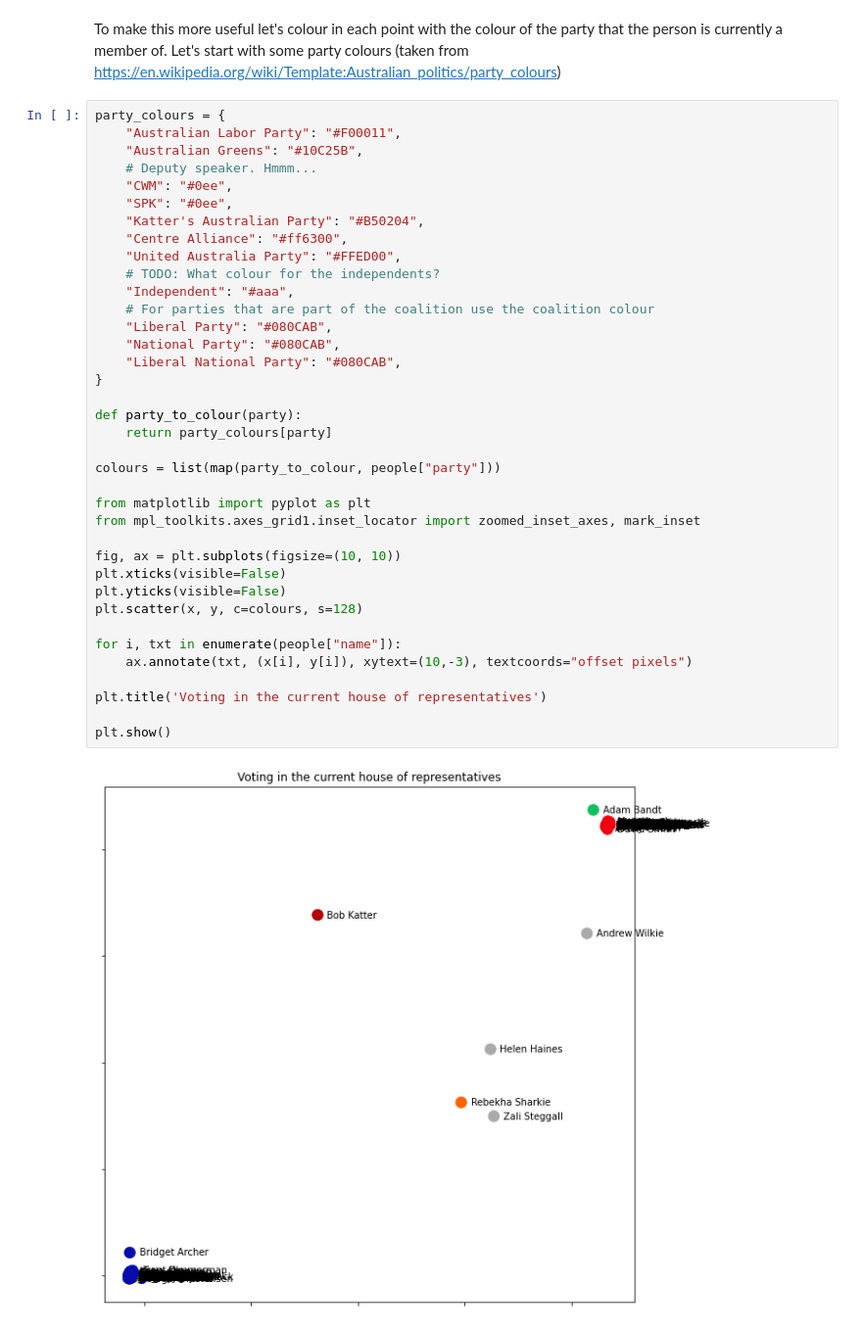
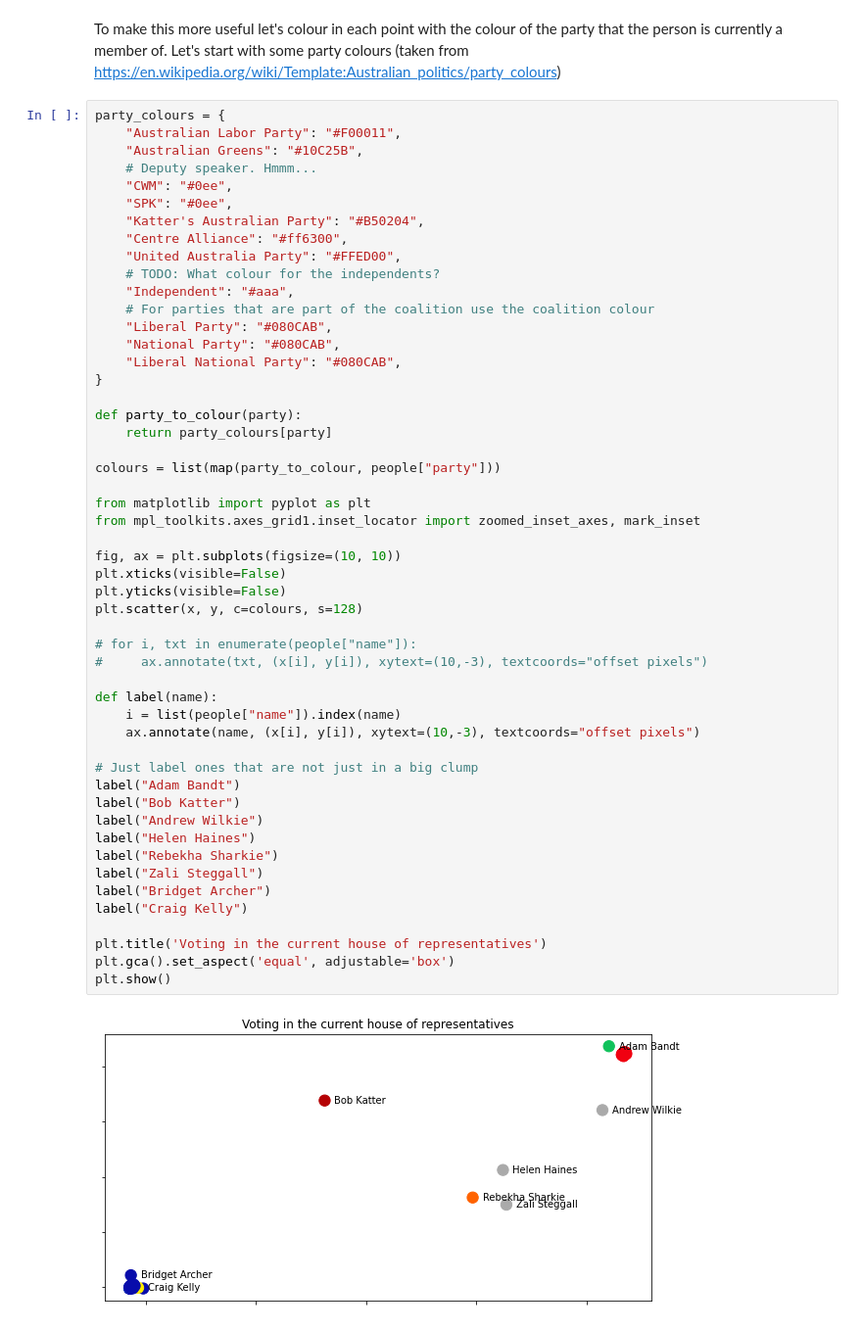
Before and after one commit to openaustralia/visualise-votes-mds, a Jupyter notebook: notebook.ipynb, the cells around one changed output. Shown: that part at 98% size. Cells and saved outputs as stored; diff of their text form.

Commit message:
only show some labels

```diff
--- a/notebook.ipynb
+++ b/notebook.ipynb
@@ -115,37 +115,51 @@ party_colours = {
     "CWM": "#0ee",
     "SPK": "#0ee",
     "Katter's Australian Party": "#B50204",
     "Centre Alliance": "#ff6300",
     "United Australia Party": "#FFED00",
     # TODO: What colour for the independents?
     "Independent": "#aaa",
     # For parties that are part of the coalition use the coalition colour
     "Liberal Party": "#080CAB",
     "National Party": "#080CAB",
     "Liberal National Party": "#080CAB",
 }
 
 def party_to_colour(party):
     return party_colours[party]
 
 colours = list(map(party_to_colour, people["party"]))
 
 from matplotlib import pyplot as plt
 from mpl_toolkits.axes_grid1.inset_locator import zoomed_inset_axes, mark_inset
 
 fig, ax = plt.subplots(figsize=(10, 10))
 plt.xticks(visible=False)
 plt.yticks(visible=False)
 plt.scatter(x, y, c=colours, s=128)
 
-for i, txt in enumerate(people["name"]):
-    ax.annotate(txt, (x[i], y[i]), xytext=(10,-3), textcoords="offset pixels")
+# for i, txt in enumerate(people["name"]):
+#     ax.annotate(txt, (x[i], y[i]), xytext=(10,-3), textcoords="offset pixels")
+
+def label(name):
+    i = list(people["name"]).index(name)
+    ax.annotate(name, (x[i], y[i]), xytext=(10,-3), textcoords="offset pixels")
+
+# Just label ones that are not just in a big clump
+label("Adam Bandt")
+label("Bob Katter")
+label("Andrew Wilkie")
+label("Helen Haines")
+label("Rebekha Sharkie")
+label("Zali Steggall")
+label("Bridget Archer")
+label("Craig Kelly")
 
 plt.title('Voting in the current house of representatives')
-
+plt.gca().set_aspect('equal', adjustable='box')
 plt.show()
 # %% [output]
-[figure, old version]
+[figure, new version]
 # %%
 def plot_zoomed(x0, x1, y0, y1, title="Zoomed in area", show_ticks=False):
     fig, ax = plt.subplots(figsize=(10, 10))
```
Also changed, not shown: parts of 5 cells of this notebook.
